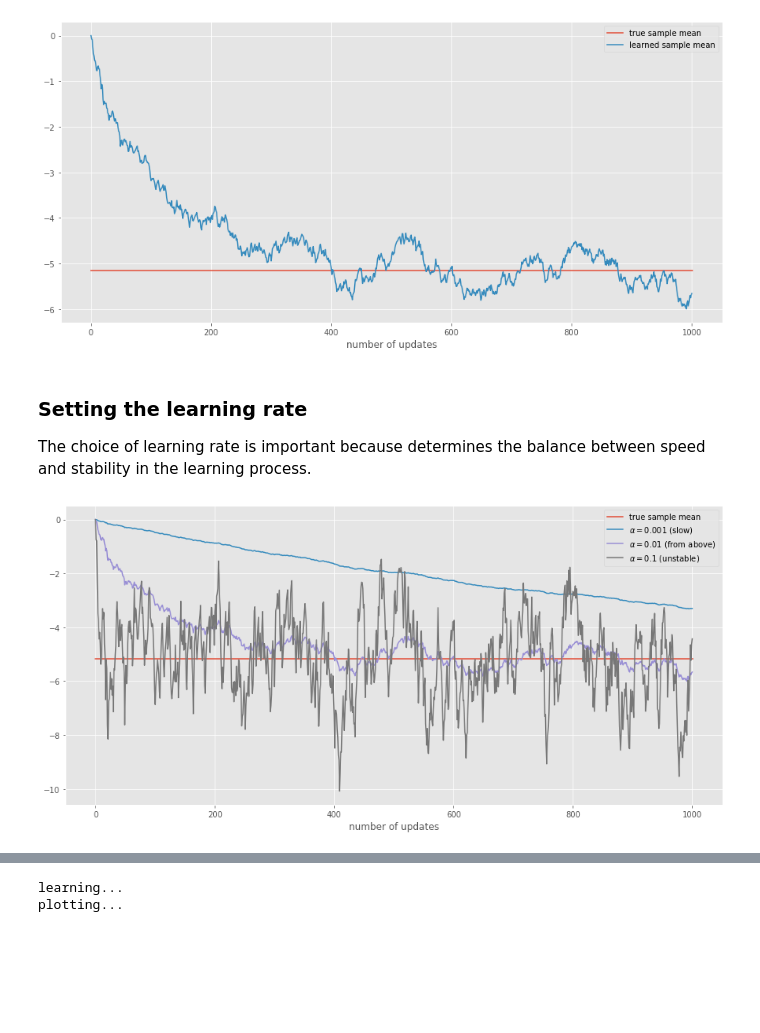
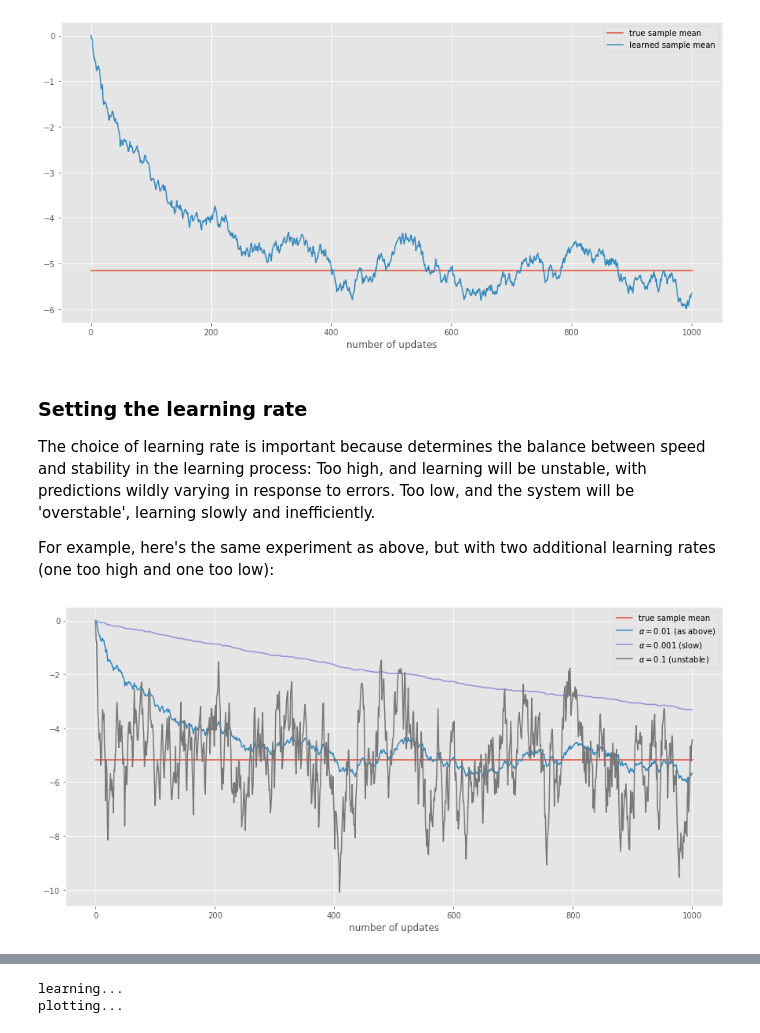
Before and after one commit to matomatical/neuRL, a Jupyter notebook: LearningRateStability.ipynb, the cells around one changed output, grey strips where cells are left out. Drawn from its saved outputs; the diff is of its cells as text; code cells hidden in the pictures; blank space fills up the shorter version.

```diff
--- a/LearningRateStability.ipynb
+++ b/LearningRateStability.ipynb
@@ -64,27 +84,29 @@ plt.show()
 # %% [markdown]
 ### Setting the learning rate
 
-The choice of learning rate is important because determines the balance between speed and stability in the learning process.
+The choice of learning rate is important because determines the balance between speed and stability in the learning process: Too high, and learning will be unstable, with predictions wildly varying in response to errors. Too low, and the system will be 'overstable', learning slowly and inefficiently.
+
+For example, here's the same experiment as above, but with two additional learning rates (one too high and one too low):
 # %%
 # recompute but with a much higher / lower learning rate:
 pred_slow = np.zeros(sample.size+1)
 pred_fast = np.zeros(sample.size+1)
 learn_rate_slow = 0.001
 learn_rate_fast = 0.1
 for t, x in enumerate(sample, 1):
     pred_slow[t] = pred_slow[t-1] + learn_rate_slow * (x - pred_slow[t-1])
     pred_fast[t] = pred_fast[t-1] + learn_rate_fast * (x - pred_fast[t-1])
 
 plt.figure(figsize=(15, 7))
 plt.plot([0, sample.size+1], [true_mean, true_mean], label="true sample mean")
+plt.plot(pred_mean, label=r"$\alpha=0.01$ (as above)")
 plt.plot(pred_slow, label=r"$\alpha=0.001$ (slow)")
-plt.plot(pred_mean, label=r"$\alpha=0.01$ (from above)")
 plt.plot(pred_fast, label=r"$\alpha=0.1$ (unstable)")
 plt.xlabel("number of updates")
 plt.legend()
 plt.show()
 # %% [output]
-[figure, old version]
+[figure, new version]
 # %% [markdown]
 ## Learning other expectiles
 
```
Also changed, not shown: parts of 14 cells of this notebook, 6 other files.
